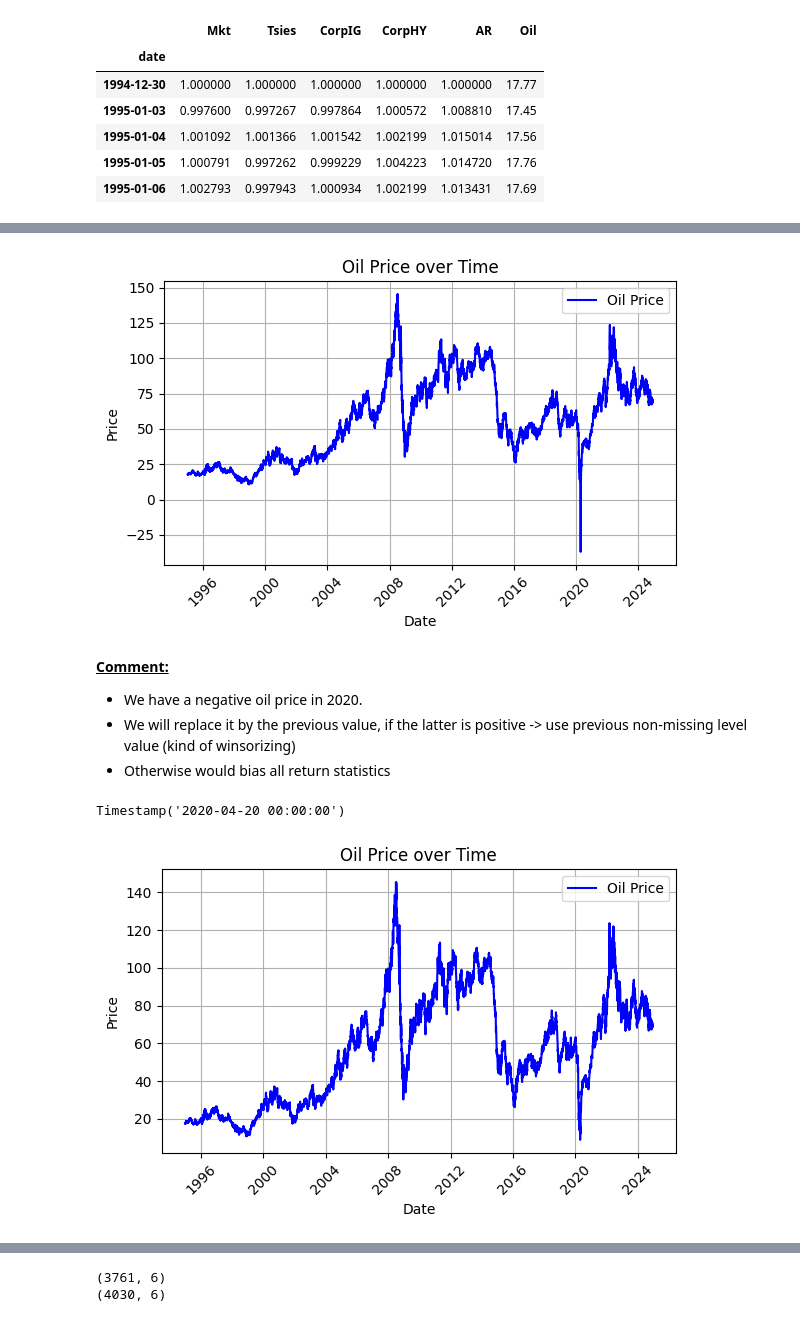
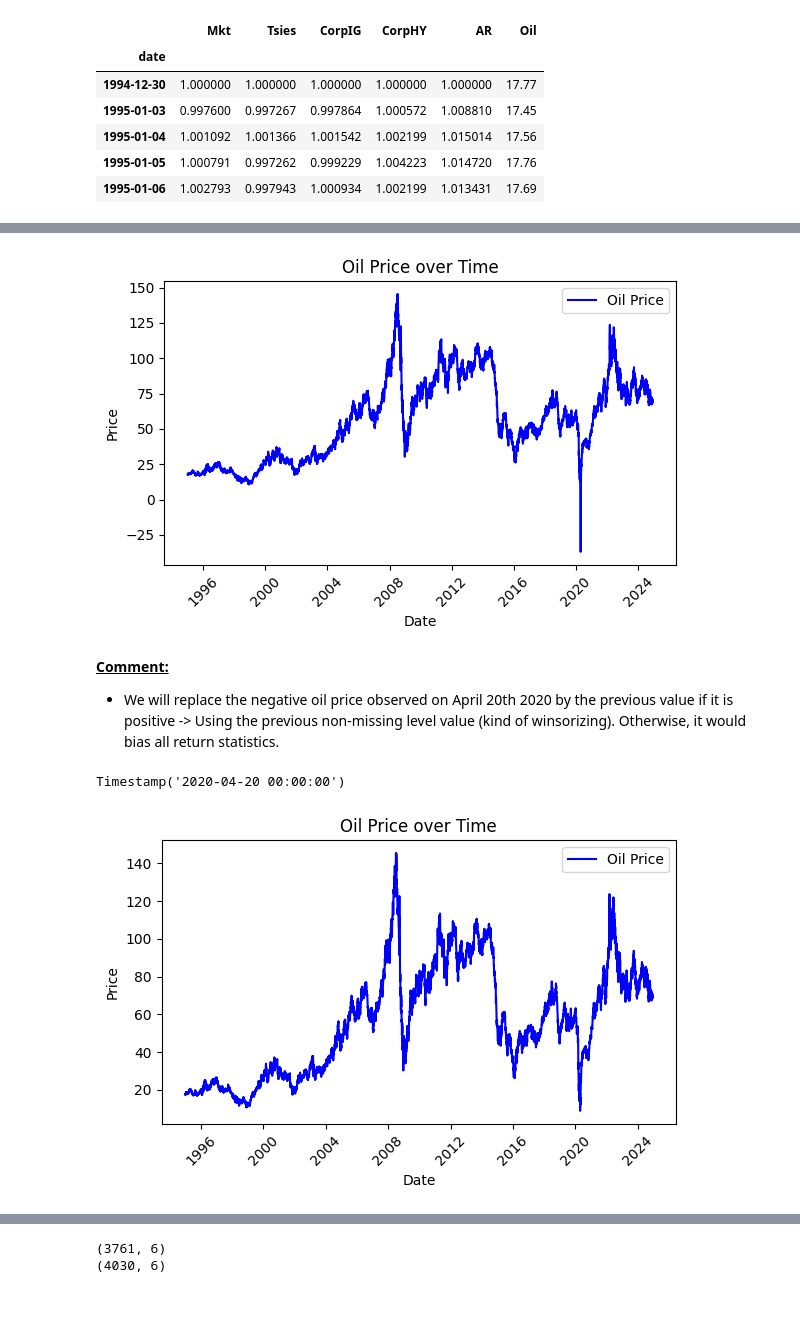
Before and after one commit to edoardonicoletti/Risk_measurament, a Jupyter notebook: Copie_de_Risk_Measurament_project_(1) (2).ipynb, the cells around one changed output, grey strips where cells are left out. Drawn from its saved outputs; the diff is of its cells as text; code cells hidden in the pictures.

```diff
--- a/Copie_de_Risk_Measurament_project_(1) (2).ipynb
+++ b/Copie_de_Risk_Measurament_project_(1) (2).ipynb
@@ -73,22 +76,20 @@ plt.show()
 # %%
-# If we plot the Oil price over time
+# Plotting the Oil price over time
 plt.figure(figsize=(6, 4))
 plt.plot(df.index, df['Oil'], label='Oil Price', color='blue')
 plt.title('Oil Price over Time')
 plt.xlabel('Date')
 plt.ylabel('Price')
 plt.legend()
-plt.grid(True)
+plt.grid(False)
 plt.xticks(rotation=45)
 plt.tight_layout()
 plt.show()
 # %% [output]
-[figure, old version]
+[figure, new version]
 # %% [markdown]
 <b><u>Comment:</b></u>
-- We have a negative oil price in 2020.
-- We will replace it by the previous value, if the latter is positive -> use previous non-missing level value (kind of winsorizing)
-- Otherwise would bias all return statistics
+- We will replace the negative oil price observed on April 20th 2020 by the previous value if it is positive -> Using the previous non-missing level value (kind of winsorizing). Otherwise, it would bias all return statistics.
 # %%
 df['Oil'].idxmin()
 # %% [output]
@@ -103,10 +104,10 @@ plt.title('Oil Price over Time')
 plt.xlabel('Date')
 plt.ylabel('Price')
 plt.legend()
-plt.grid(True)
+plt.grid(False)
 plt.xticks(rotation=45)
 plt.tight_layout()
 plt.show()
 # %% [output]
-[figure, old version]
+[figure, new version]
 # %% [markdown]
```
Also changed, not shown: parts of 7 cells of this notebook.
